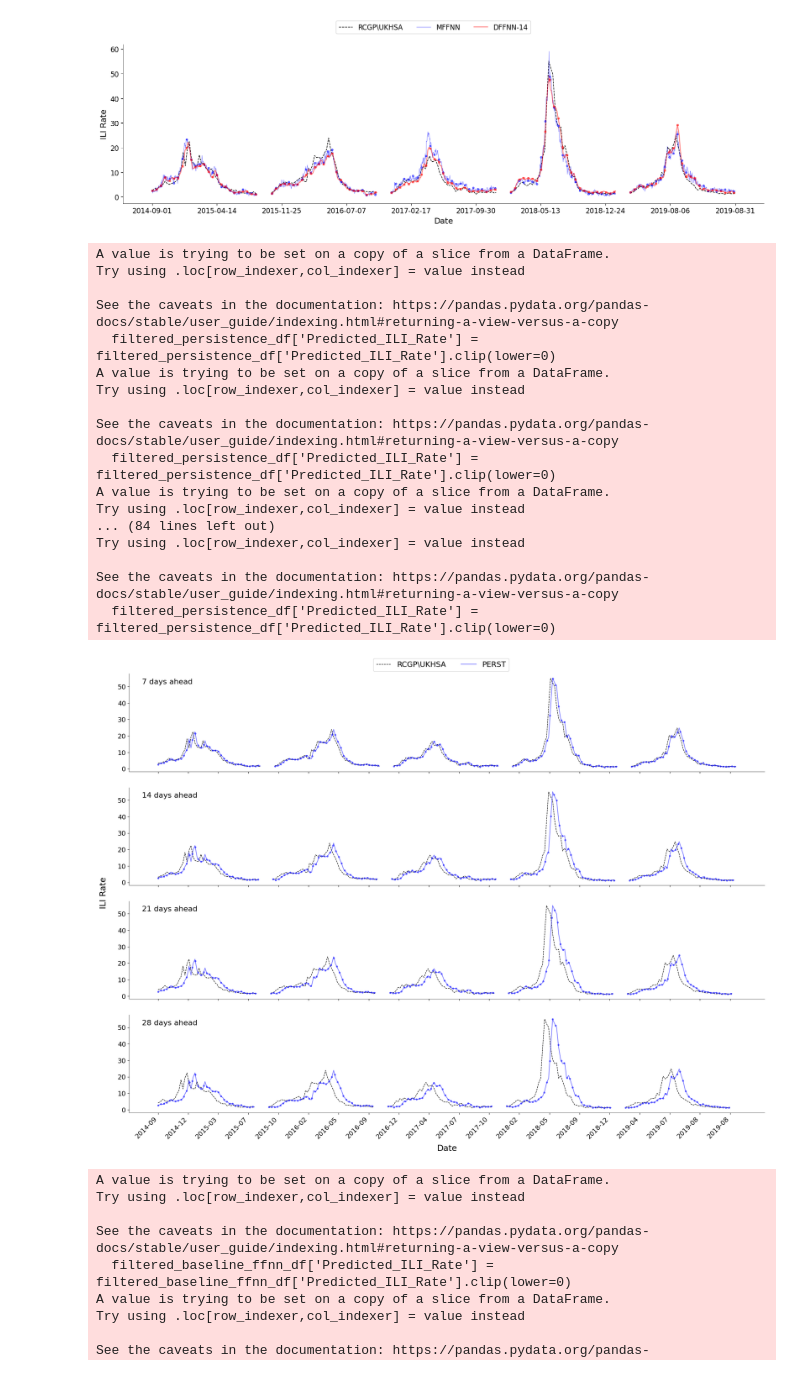
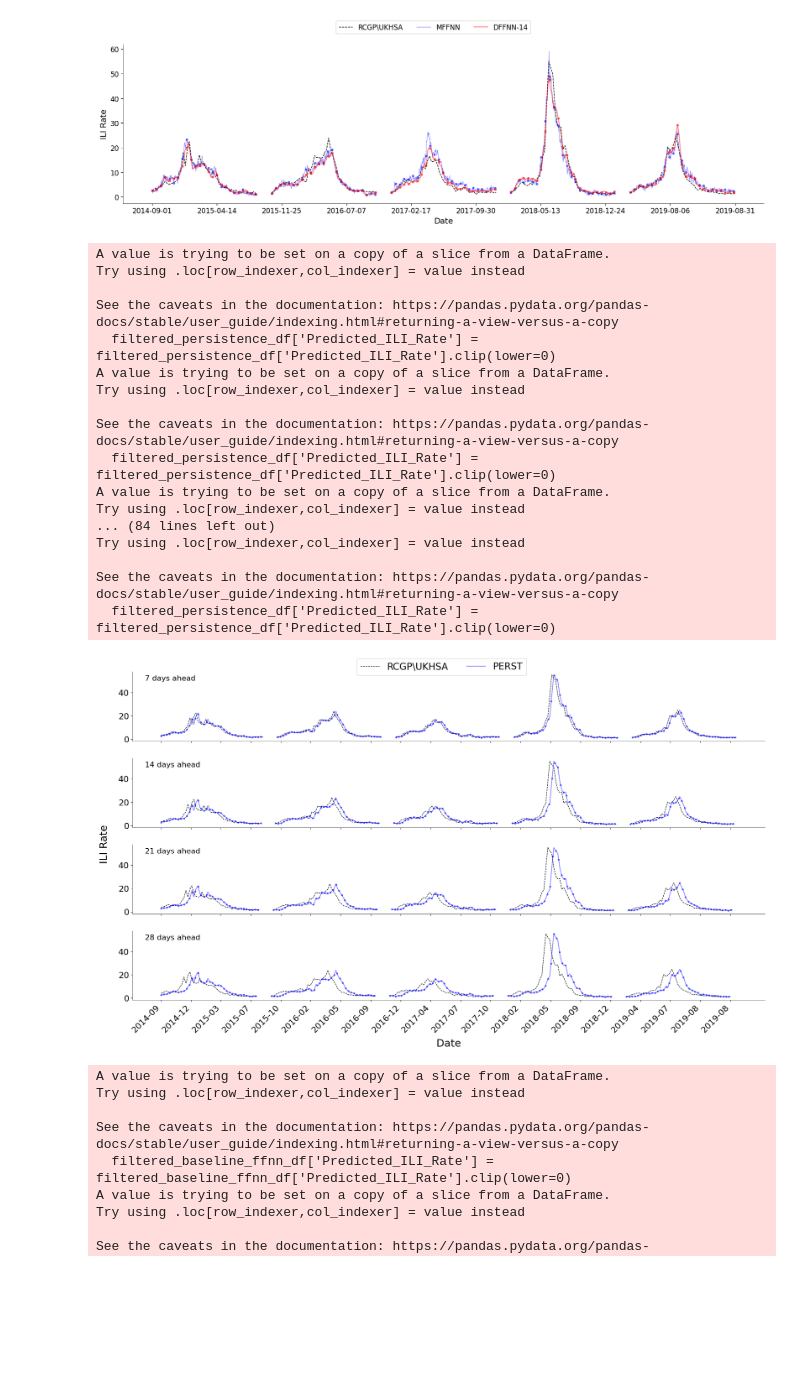
Before and after one commit to zains719/final_year_project, a Jupyter notebook: notebooks/model_training/generate_prediction_graphs.ipynb, the cells around one changed output. Cells and saved outputs as stored; diff of their text form; code cells hidden in the pictures; blank space fills up the shorter version.

Commit message:
added graph

```diff
--- a/notebooks/model_training/generate_prediction_graphs.ipynb
+++ b/notebooks/model_training/generate_prediction_graphs.ipynb
@@ -282,7 +282,7 @@ for forecasting_horizon in prediction_tasks:
     dfs.append(persistence_df)
 
 # Create subplots for each forecasting horizon
-fig, axs = plt.subplots(len(prediction_tasks), 1, figsize=(20, 15), sharex=True)
+fig, axs = plt.subplots(len(prediction_tasks), 1, figsize=(20, 12), sharex=True)
 
 # Loop through forecasting horizons
 for i, forecasting_horizon in enumerate(prediction_tasks):
@@ -321,46 +321,46 @@ for i, forecasting_horizon in enumerate(prediction_tasks):
         tick_dates = [plot_dates[np.abs(np.array(range(len(plot_dates))) - tick).argmin()].strftime('%Y-%m') for tick in tick_indices]
         axs[i].set_xticks(tick_indices)
         axs[i].set_xticklabels(tick_dates, rotation=45, ha='right')  # Rotate labels by 45 degrees
-        axs[i].set_xlabel('Date', fontsize=18, labelpad=10)  # Set common x-axis label with padding
+        axs[i].set_xlabel('Date', fontsize=22, labelpad=10)  # Set common x-axis label with padding
 
 
     # axs[i].set_ylabel('ILI Rate')
     axs[i].text(0.02, 0.95, f"{forecasting_horizon} days ahead", transform=axs[i].transAxes, fontsize=16, verticalalignment='top')
-    axs[i].tick_params(axis='both', which='major', labelsize=14)
+    axs[i].tick_params(axis='both', which='major', labelsize=18)
 
     axs[i].spines['top'].set_visible(False)
     axs[i].spines['right'].set_visible(False)
     axs[i].spines['bottom'].set_linewidth(0.5)
     axs[i].spines['left'].set_linewidth(0.5)
 
 # Set y-axis label in the middle of the figure
-fig.text(0, 0.54, 'ILI Rate', va='center', ha='center', rotation='vertical', fontsize=18)
+fig.text(0, 0.54, 'ILI Rate', va='center', ha='center', rotation='vertical', fontsize=22)
 
 # Adjust layout and add the legend at the top
-fig.legend(loc='upper center', bbox_to_anchor=(0.5, 1.01), ncol=4, handles=axs[0].get_legend_handles_labels()[0], fontsize=16)
+fig.legend(loc='upper center', bbox_to_anchor=(0.5, 1.01), ncol=4, handles=axs[0].get_legend_handles_labels()[0], fontsize=20)
 
 plt.tight_layout(pad=3.0)
 plt.savefig('../../model_results/graphs/forecasting_persistence.pdf', bbox_inches='tight')
 plt.show()
 # %% [output]
 A value is trying to be set on a copy of a slice from a DataFrame.
 Try using .loc[row_indexer,col_indexer] = value instead
 
 See the caveats in the documentation: https://pandas.pydata.org/pandas-docs/stable/user_guide/indexing.html#returning-a-view-versus-a-copy
   filtered_persistence_df['Predicted_ILI_Rate'] = filtered_persistence_df['Predicted_ILI_Rate'].clip(lower=0)
 A value is trying to be set on a copy of a slice from a DataFrame.
 Try using .loc[row_indexer,col_indexer] = value instead
 
 See the caveats in the documentation: https://pandas.pydata.org/pandas-docs/stable/user_guide/indexing.html#returning-a-view-versus-a-copy
   filtered_persistence_df['Predicted_ILI_Rate'] = filtered_persistence_df['Predicted_ILI_Rate'].clip(lower=0)
 A value is trying to be set on a copy of a slice from a DataFrame.
 Try using .loc[row_indexer,col_indexer] = value instead
 ... (84 lines left out)
 Try using .loc[row_indexer,col_indexer] = value instead
 
 See the caveats in the documentation: https://pandas.pydata.org/pandas-docs/stable/user_guide/indexing.html#returning-a-view-versus-a-copy
   filtered_persistence_df['Predicted_ILI_Rate'] = filtered_persistence_df['Predicted_ILI_Rate'].clip(lower=0)
-[figure, old version]
+[figure, new version]
 # %%
 import matplotlib.pyplot as plt
 import pandas as pd
```
Also changed, not shown: 1 other file.
